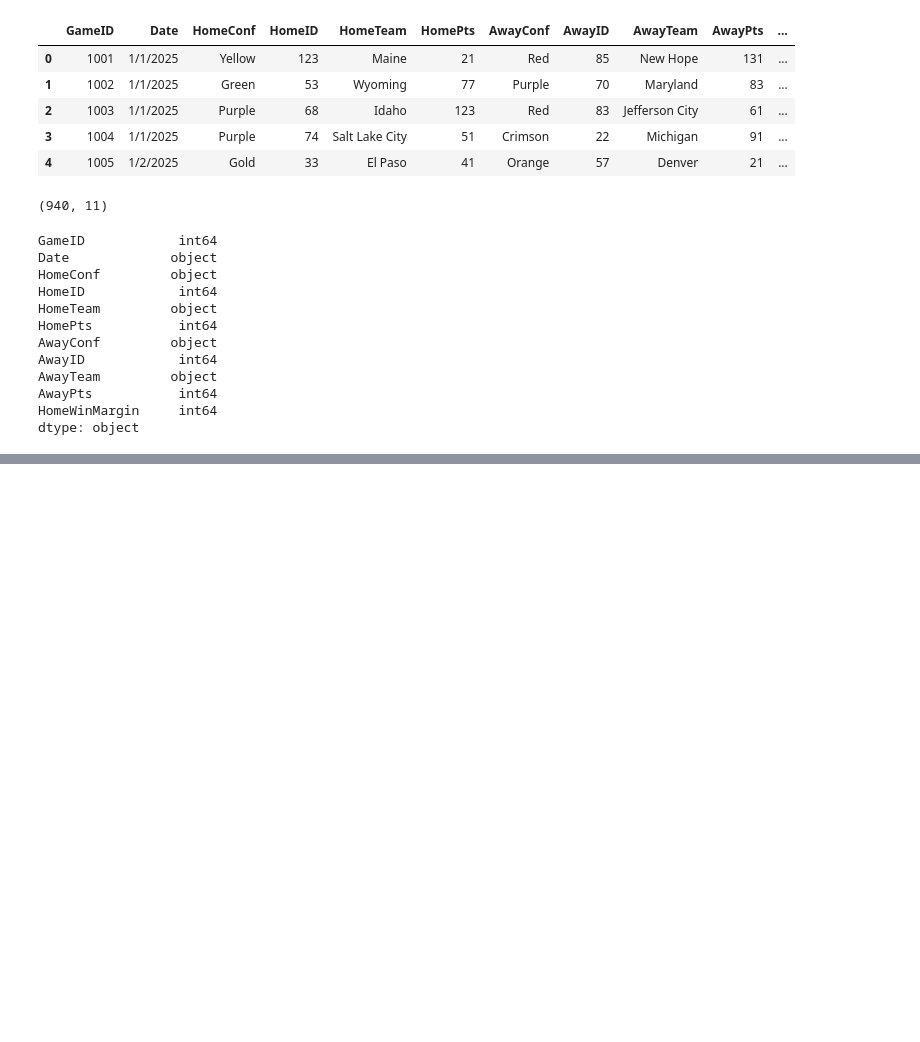
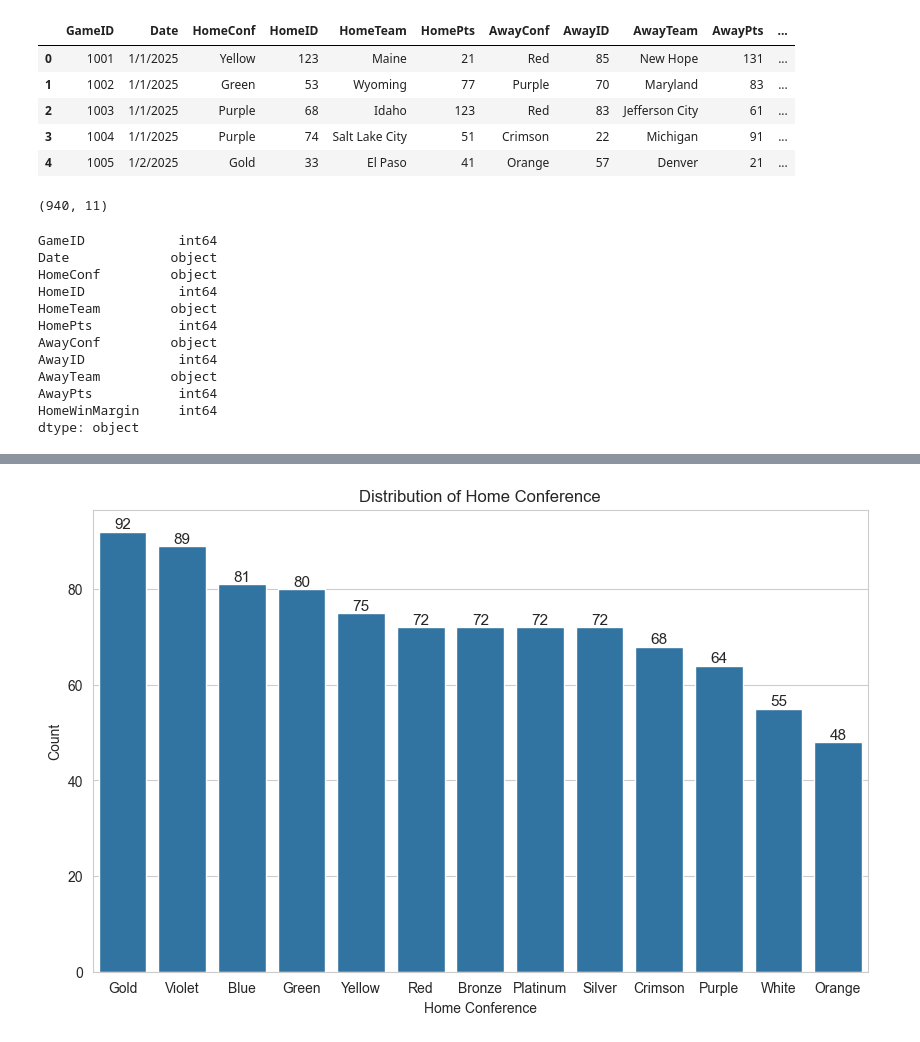
Before and after one commit to SahilDSangani/Algosports, a Jupyter notebook: EDA.ipynb, the cells around one changed output, grey strips where cells are left out. Cells and saved outputs as stored; diff of their text form; code cells hidden in the pictures; blank space fills up the shorter version.

```diff
--- a/EDA.ipynb
+++ b/EDA.ipynb
@@ -30,3 +32,6 @@ AwayTeam         object
 AwayPts           int64
 HomeWinMargin     int64
 dtype: object
+# %%
+df_train['Date'] = pd.to_datetime(df_train['Date'])
+df_train.dtypes
@@ -32,0 +75,17 @@ dtype: object
+# %%
+plt.figure(figsize=(10, 6))
+sns.set_style('whitegrid')
+ax1 = sns.countplot(x='HomeConf', data=df_train, order=df_train['HomeConf'].value_counts().index)
+plt.title('Distribution of Home Conference')
+plt.xlabel('Home Conference')
+plt.ylabel('Count')
+
+for p in ax1.patches:
+    height = p.get_height()
+    ax1.annotate(f'{int(height)}',
+                (p.get_x() + p.get_width() / 2., height),
+                ha='center', va='bottom',
+                fontsize=11)
+plt.show()
+# %% [output]
+[figure, added]
```
Also changed, not shown: parts of 7 cells of this notebook.
